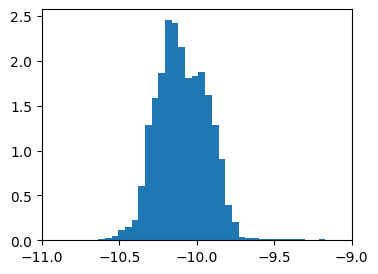
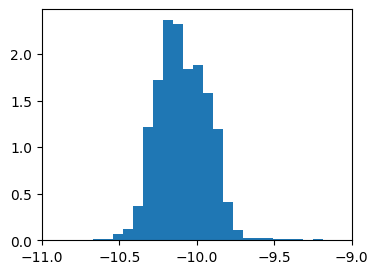
The notebook cell's code change between the first figure and the second:
--- before
+++ after
@@ -1,4 +1,4 @@
 fig, axs = plt.subplots(1, 1, figsize=(4, 3))
 
-plt.hist((logq - logp).ravel(), bins=1000, density=True);
+plt.hist(grab(logq - logp).ravel(), bins=1000, density=True);
 plt.xlim([-11, -9]);

Commit: jupyter notebook updated